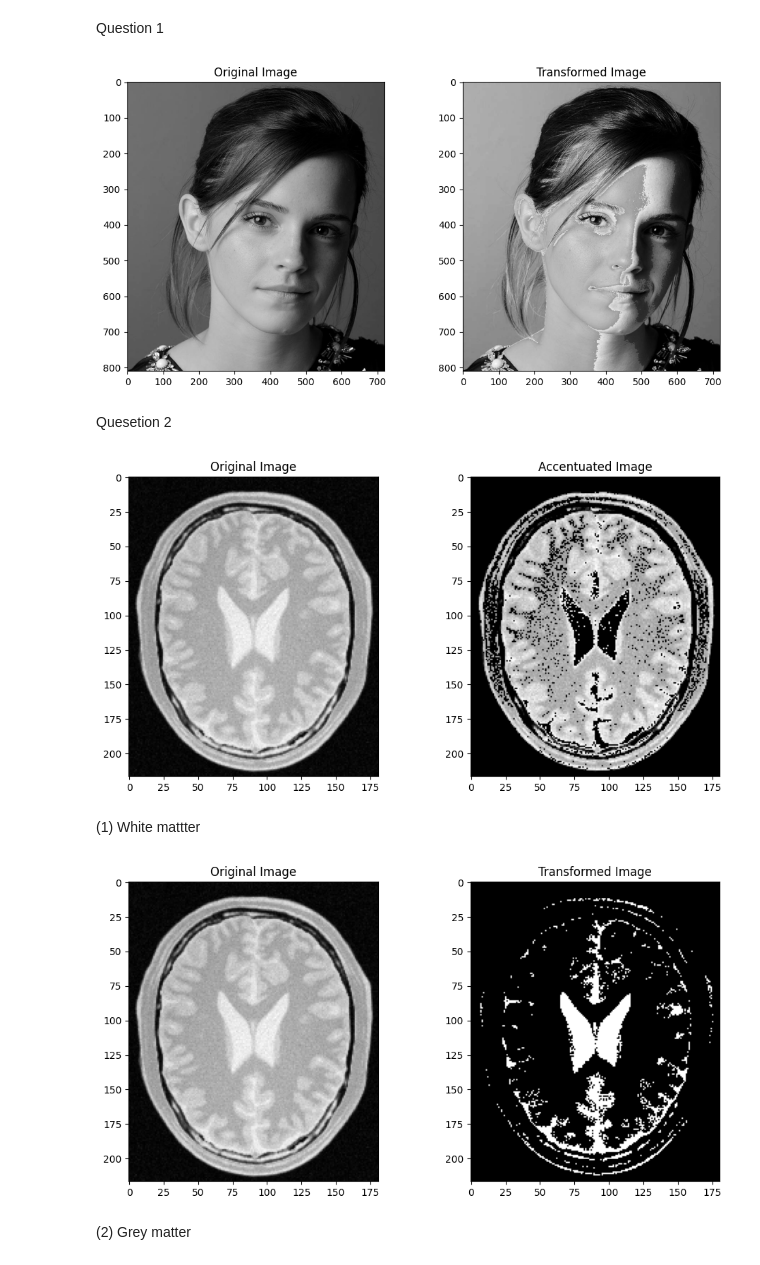
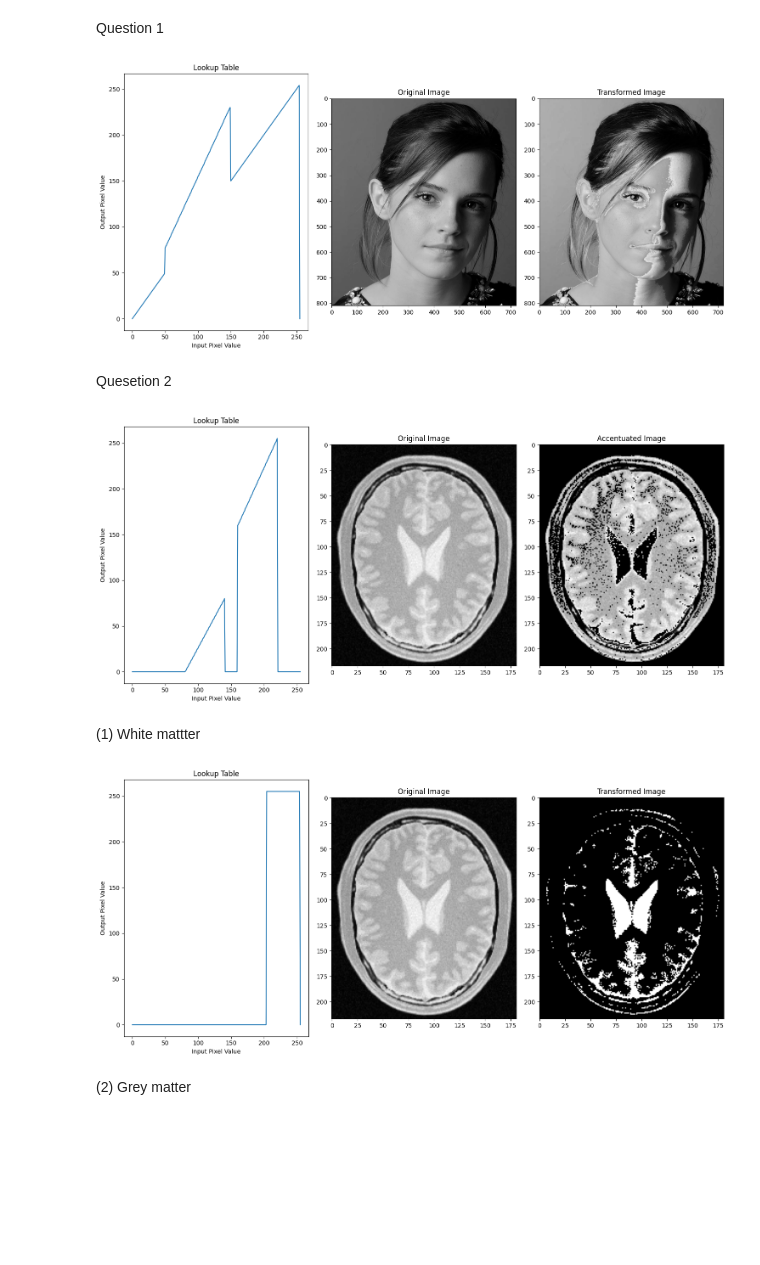
Before and after one commit to PrabashwaraBBWijesekara/Intensity_Transformation_and_Neighborhood_Filtering, a Jupyter notebook: assigment_1.ipynb, the cells around one changed output. Saved outputs shown, nothing was run; the diff lists cells and outputs as text; code cells hidden in the pictures; blank space fills up the shorter version.

```diff
--- a/assigment_1.ipynb
+++ b/assigment_1.ipynb
@@ -4,53 +4,56 @@ Question 1
 import cv2
 import numpy as np
 import matplotlib.pyplot as plt
 
+lookup_table = np.zeros(256, dtype=np.uint8)
+
 def piecewise_linear_transform(image, breakpoints, slopes):
-
-    # Create a lookup table for the transformation
-    lookup_table = np.zeros(256, dtype=np.uint8)
-
     for i in range(len(breakpoints) - 1):
         start, end = breakpoints[i], breakpoints[i+1]
         slope = slopes[i]
         lookup_table[start:end] = np.clip(np.arange(start, end) * slope, 0, 255)
 
-    # Apply the transformation using the lookup table
     transformed_image = cv2.LUT(image, lookup_table)
-    print(lookup_table)
     return transformed_image
 
-# Load an example image
 image_path = "D:\semester 5\\assignment 1\emma.jpg"
 original_image = cv2.imread(image_path, cv2.IMREAD_GRAYSCALE)
 
-# Define the piecewise transformation parameters
 breakpoints = [0, 50, 150, 255]
 slopes = [1, 1.55, 1]
 
-# Apply the piecewise linear transformation
 transformed_image = piecewise_linear_transform(original_image, breakpoints, slopes)
 
-# Display the original and transformed images using matplotlib
-plt.figure(figsize=(10, 5))
-plt.subplot(1, 2, 1)
+plt.figure(figsize=(15, 7))
+
+plt.subplot(1, 3, 1)
+plt.plot(np.arange(256), lookup_table)
+plt.title("Lookup Table")
+plt.xlabel("Input Pixel Value")
+plt.ylabel("Output Pixel Value")
+
+plt.subplot(1, 3, 2)
 plt.imshow(original_image, cmap='gray')
 plt.title("Original Image")
 
-plt.subplot(1, 2, 2)
+plt.subplot(1, 3, 3)
 plt.imshow(transformed_image, cmap='gray')
 plt.title("Transformed Image")
 
+
+
 plt.tight_layout()
 plt.show()
 # %% [output]
-[figure, old version]
+[figure, new version]
 # %% [markdown]
 Quesetion 2
 # %%
 import cv2
 import numpy as np
 import matplotlib.pyplot as plt
+
+lookup_table = np.zeros(256, dtype=np.uint8)
 
 def piecewise_linear_transform(image, gray_range, white_range):
     """
@@ -68,7 +71,7 @@ def piecewise_linear_transform(image, gray_range, white_range):
     min_white, max_white = white_range
 
     # Create a lookup table for the transformation
-    lookup_table = np.zeros(256, dtype=np.uint8)
+
 
     # Darken gray matter
     lookup_table[min_gray:max_gray+1] = np.linspace(0, min_gray, max_gray - min_gray + 1)
@@ -92,19 +95,27 @@ white_intensity_range = (160, 220)  # Adjust these values based on your image
 accentuated_image = piecewise_linear_transform(original_image, gray_intensity_range, white_intensity_range)
 
 # Display the original and accentuated images using matplotlib
-plt.figure(figsize=(10, 5))
-plt.subplot(1, 2, 1)
+plt.figure(figsize=(15, 7))
+
+plt.subplot(1, 3, 1)
+plt.plot(np.arange(256), lookup_table)
+plt.title("Lookup Table")
+plt.xlabel("Input Pixel Value")
+plt.ylabel("Output Pixel Value")
+
+
+plt.subplot(1, 3, 2)
 plt.imshow(original_image, cmap='gray')
 plt.title("Original Image")
 
-plt.subplot(1, 2, 2)
+plt.subplot(1, 3, 3)
 plt.imshow(accentuated_image, cmap='gray')
 plt.title("Accentuated Image")
 
 plt.tight_layout()
 plt.show()
 # %% [output]
-[figure, old version]
+[figure, new version]
 # %% [markdown]
 (1)  White mattter
 # %%
@@ -112,10 +123,12 @@ import cv2
 import numpy as np
 import matplotlib.pyplot as plt
 
+lookup_table = np.zeros(256, dtype=np.uint8)
+
 def piecewise_linear_transform(image, breakpoints, slopes):
 
     # Create a lookup table for the transformation
-    lookup_table = np.zeros(256, dtype=np.uint8)
+
 
     for i in range(len(breakpoints) - 1):
         start, end = breakpoints[i], breakpoints[i+1]
@@ -138,19 +151,26 @@ slopes = [0,255]
 transformed_image = piecewise_linear_transform(original_image, breakpoints, slopes)
 
 # Display the original and transformed images using matplotlib
-plt.figure(figsize=(10, 5))
-plt.subplot(1, 2, 1)
+plt.figure(figsize=(15, 7))
+
+plt.subplot(1, 3, 1)
+plt.plot(np.arange(256), lookup_table)
+plt.title("Lookup Table")
+plt.xlabel("Input Pixel Value")
+plt.ylabel("Output Pixel Value")
+
+plt.subplot(1, 3, 2)
 plt.imshow(original_image, cmap='gray')
 plt.title("Original Image")
 
-plt.subplot(1, 2, 2)
+plt.subplot(1, 3, 3)
 plt.imshow(transformed_image, cmap='gray')
 plt.title("Transformed Image")
 
 plt.tight_layout()
 plt.show()
 # %% [output]
-[figure, old version]
+[figure, new version]
 # %% [markdown]
 (2) Grey matter
 # %%
```
Also changed, not shown: parts of 1 cell of this notebook.
